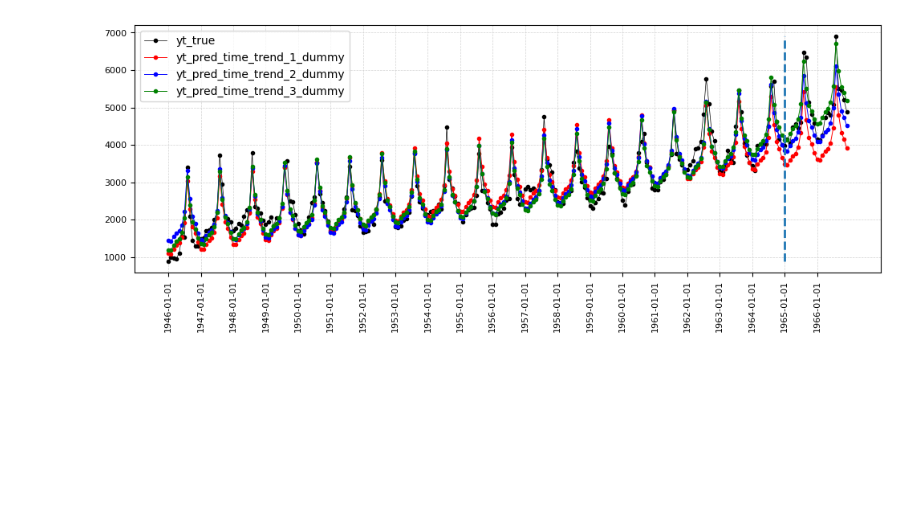
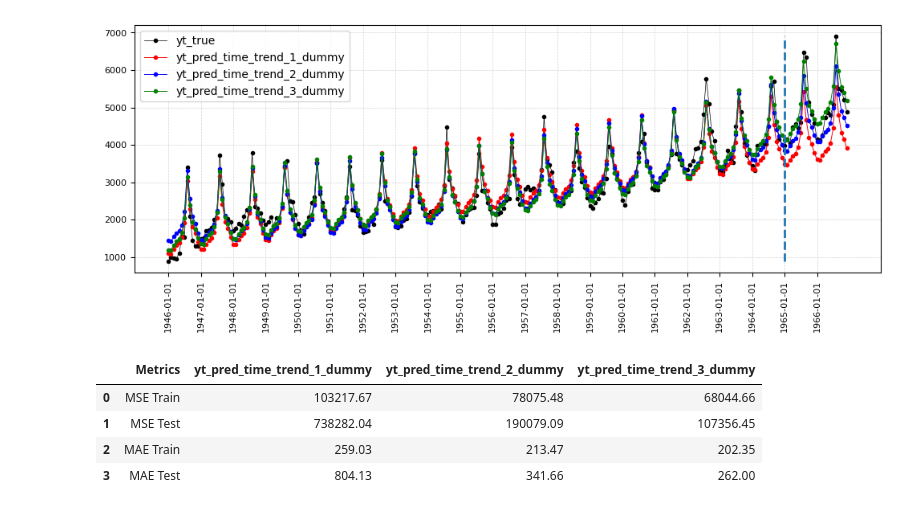
Before and after one commit to 2024-2-analitica-predictiva/2024-2-PRE-14-prediccion-de-series-de-tiempo-dcartagena2001, a Jupyter notebook: homework/notebook_1.ipynb, the cells around one changed output. Saved outputs shown, nothing was run; the diff lists cells and outputs as text; code cells hidden in the pictures; blank space fills up the shorter version.

Commit message:
guardar metricas

```diff
--- a/homework/notebook_1.ipynb
+++ b/homework/notebook_1.ipynb
@@ -241,3 +240,16 @@ functions.plot_time_series(df_orig)
 # Almacenamiento de los resultados
 #
 functions.save_forecasts(df_orig)
+# %%
+#
+# Métricas de error
+#
+metrics = functions.compute_evaluation_metrics(df_orig)
+functions.save_metrics(metrics)
+metrics
+# %% [output]
+|  | Metrics | yt_pred_time_trend_1_dummy | yt_pred_time_trend_2_dummy | yt_pred_time_trend_3_dummy |
+| 0 | MSE Train | 103217.67 | 78075.48 | 68044.66 |
+| 1 | MSE Test | 738282.04 | 190079.09 | 107356.45 |
+| 2 | MAE Train | 259.03 | 213.47 | 202.35 |
+| 3 | MAE Test | 804.13 | 341.66 | 262.00 |
```
Also changed, not shown: parts of 1 cell of this notebook, 2 other files.
